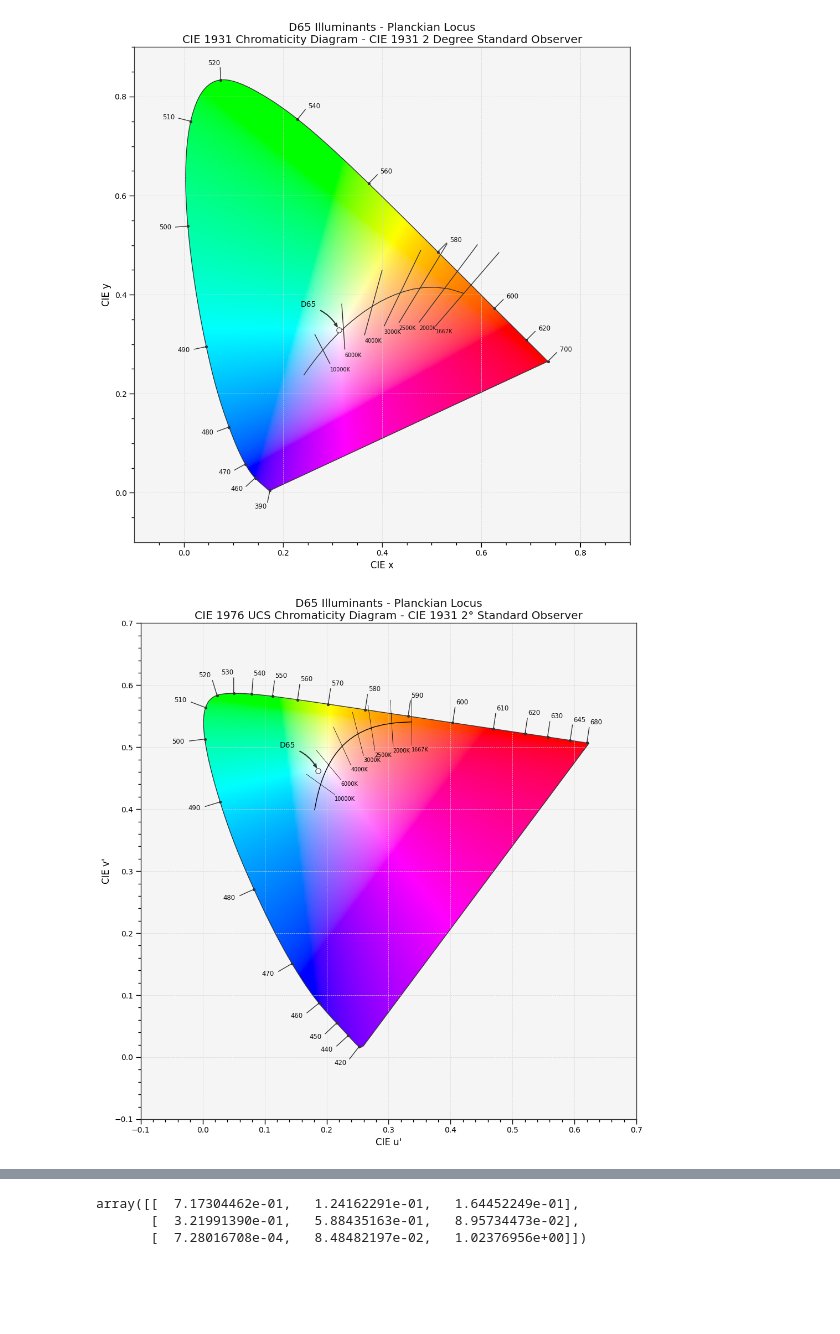
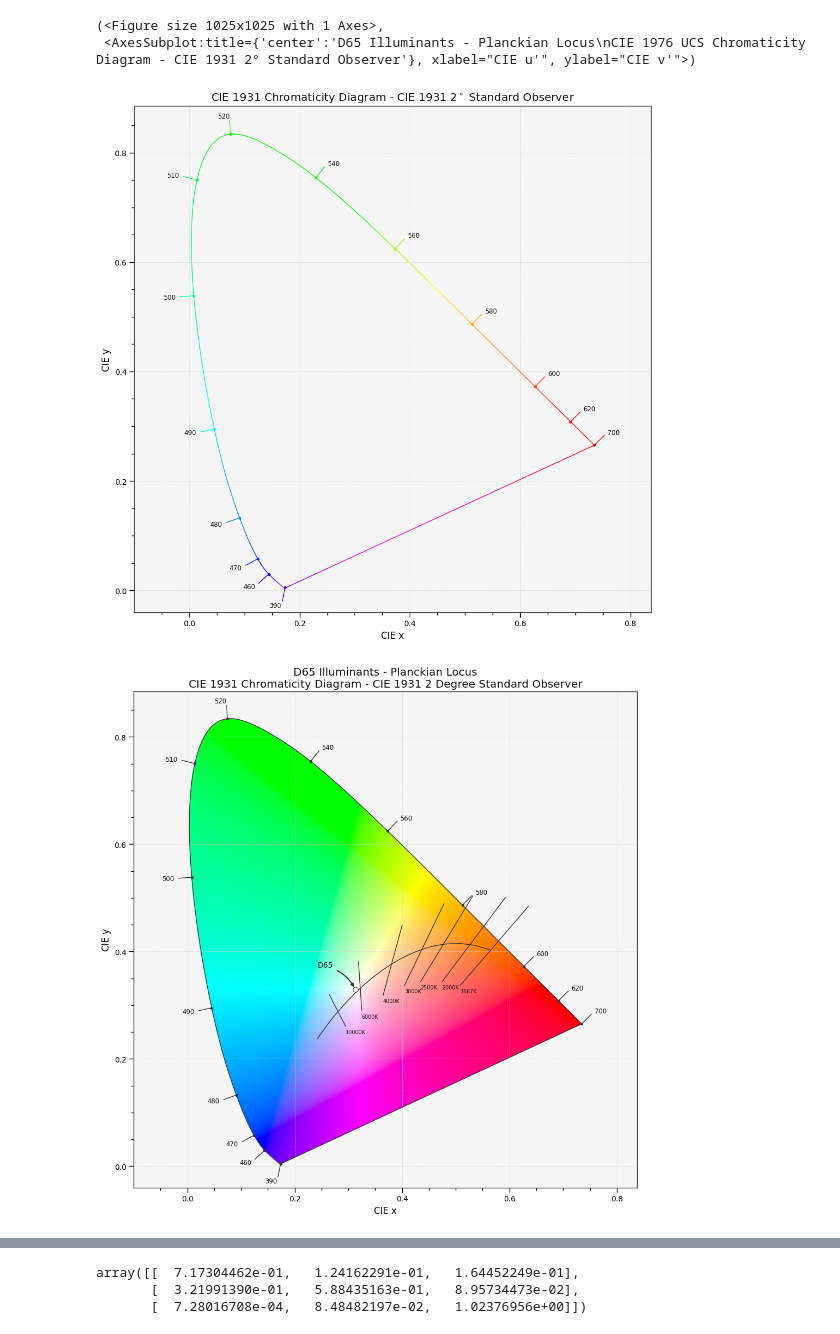
Before and after one commit to repentsinner/didactic-journey, a Jupyter notebook: Intermediate 3 - Gamuts and colorspaces.ipynb, the cells around one changed output, grey strips where cells are left out. Saved outputs shown, nothing was run; the diff lists cells and outputs as text; code cells hidden in the pictures; blank space fills up the shorter version.

```diff
--- a/Intermediate 3 - Gamuts and colorspaces.ipynb
+++ b/Intermediate 3 - Gamuts and colorspaces.ipynb
@@ -13,7 +13,12 @@ colour_style()
 import matplotlib.pyplot as plt
 import numpy as np
 
-plt.style.use({'figure.figsize': (10.24, 5.75)})
+# default to uniform 1:1 figures
+plt.style.use({'figure.figsize': (10.25, 10.25)})
+
+# standardize bounding boxes
+cie1931_boundingbox = (-0.1, 0.8375, -0.04, 0.885 )
+cie1976ucs_boundingbox = (-0.1, 0.7, -0.1, 0.7)
 # %%
 def xy_to_CIE_LUV(point):
     '''
@@ -60,20 +65,34 @@ def plot_cct_locus(**kwargs):
             textcoords='offset points',
             size='x-small')
 # %%
-plot_planckian_locus_in_chromaticity_diagram_CIE1931(['d65'])
+plot_chromaticity_diagram_CIE1931(
+    spectral_locus_colours='RGB',
+    show_diagram_colours=False,
+    bounding_box=cie1931_boundingbox,
+    filename='render/spectral_locus_cie1931.png')
+
+# Planckian locus
+plot_planckian_locus_in_chromaticity_diagram_CIE1931(
+    ['d65'],
+    bounding_box=cie1931_boundingbox,
+    filename='render/planckian_locus_cie1931.png')
 
 # why doesn't this exist in the colour package?
 #plot_planckian_locus_in_chromaticity_diagram_CIE1976UCS(['d65'])
 
-# recreate manually
-plot_sds_in_chromaticity_diagram_CIE1976UCS([SDS_ILLUMINANTS['D65']],
-
-                                            standalone=False,
-                                            title='D65 Illuminants - Planckian Locus\nCIE 1976 UCS Chromaticity Diagram - CIE 1931 2° Standard Observer'
-                                           )
+# recreate CIE 1976 UCS manually for completeness
+plot_sds_in_chromaticity_diagram_CIE1976UCS(
+    [SDS_ILLUMINANTS['D65']],
+    bounding_box=cie1976ucs_boundingbox,
+    standalone=False,
+    title='D65 Illuminants - Planckian Locus\nCIE 1976 UCS Chromaticity Diagram - CIE 1931 2° Standard Observer')
 # plot cct locus
-plot_cct_locus(chromaticity='1976 UCS')
-display(standalone=True)
+plot_cct_locus(chromaticity='1976 UCS', standalone=False)
+render(
+    filename='render/planckian_locus_cie1976ucs.png',
+    standalone=True)
 # %% [output]
+(<Figure size 1025x1025 with 1 Axes>,
+ <AxesSubplot:title={'center':'D65 Illuminants - Planckian Locus\nCIE 1976 UCS Chromaticity Diagram - CIE 1931 2° Standard Observer'}, xlabel="CIE u'", ylabel="CIE v'">)
-[figure, old version]
+[figure, new version]
-[figure, old version]
+[figure, new version]
```
Also changed, not shown: parts of 4 cells of this notebook, 1 other file.
